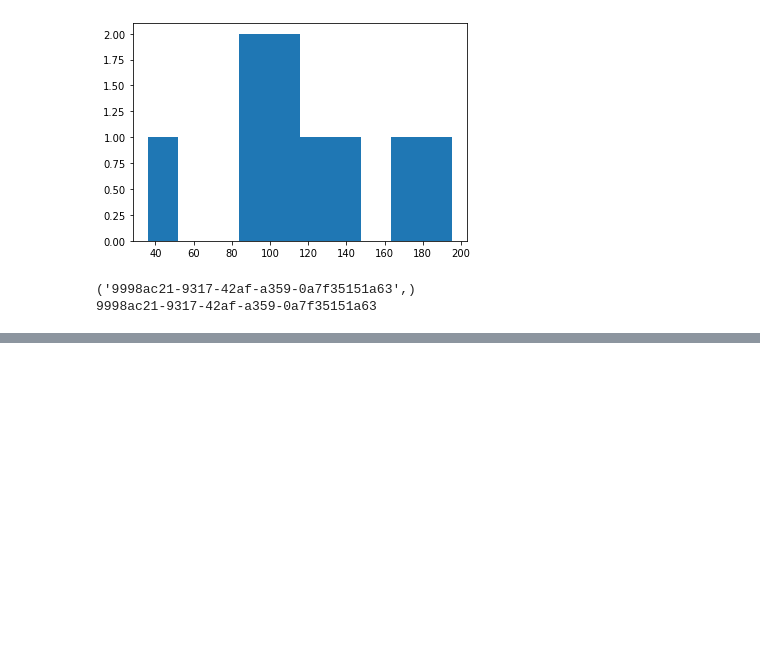
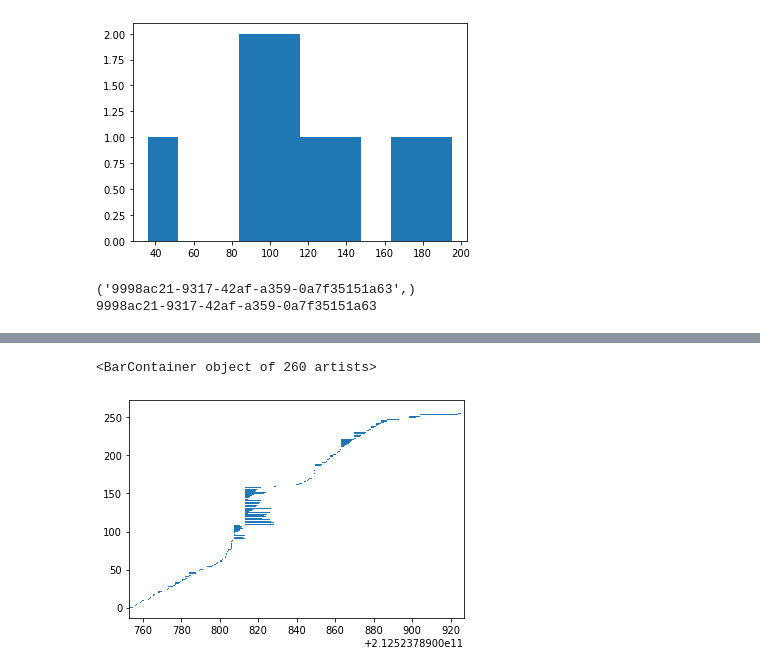
Before and after one commit to Parsl/dnpc, a Jupyter notebook: Untitled.ipynb, the cells around one changed output, grey strips where cells are left out. Saved outputs shown, nothing was run; the diff lists cells and outputs as text; code cells hidden in the pictures; blank space fills up the shorter version.

```diff
--- a/Untitled.ipynb
+++ b/Untitled.ipynb
@@ -127,0 +184,7 @@ print(latest_workflow_span_uuid)
+# %%
+# now make a horizontal plot of this
+
+plt.barh(range(0,260), width=duration_rows, left=start_rows)
+# %% [output]
+<BarContainer object of 260 artists>
+[figure, added]
```
Also changed, not shown: parts of 4 cells of this notebook.
